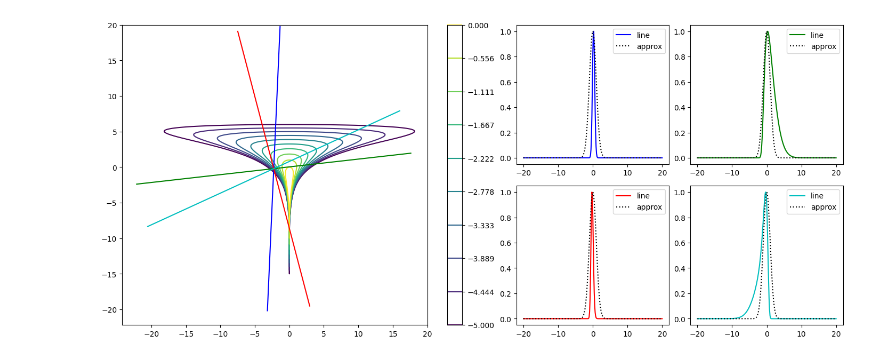
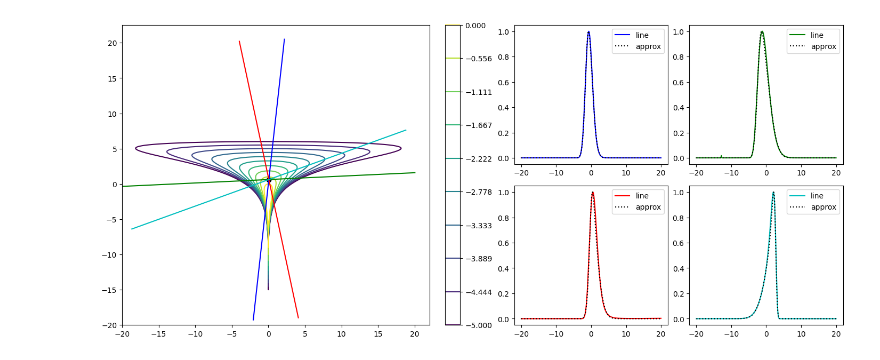
Before and after one commit to roualdes/mcmcexperiments, a Jupyter notebook: klhr/sinh_funnel.ipynb, the cells around one changed output. Saved outputs shown, nothing was run; the diff lists cells and outputs as text; code cells hidden in the pictures.

Commit message:
update sinh_funnel for Jake

```diff
--- a/klhr/sinh_funnel.ipynb
+++ b/klhr/sinh_funnel.ipynb
@@ -56,4 +49,0 @@ r = rotation_matrix(30)
-# %%
-klhr = SINHKLHR(bs_model, theta = pt)
-_, eta = klhr.fit(rho)
-SinhArcsinh = SinhArcsinhDistribution(m = 0, s = 1, d = 1, e = 0)
@@ -60,3 +57,6 @@ SinhArcsinh = SinhArcsinhDistribution(m = 0, s = 1, d = 1, e = 0)
+# %%
+sinhklhr = SINHKLHR(bs_model, theta = pt)
+klhr = KLHR(bs_model, theta = pt)
 # %%
 fig = plt.figure(layout = "constrained", figsize = (14, 6))
 gs = GridSpec(2, 4, figure = fig)
@@ -71,31 +71,34 @@ fig.colorbar(pos, ax = ax1)
 ax1.scatter(pt[0], pt[1], color = "black")
 for idx in range(4):
     line = np.array([to_line(rho, xn, pt) for xn in x])
     fx = np.array([np.exp(bs_model.log_density(ln)) for ln in line])
     fx /= np.max(fx)
+    eta = klhr.fit(rho)
+    eta = klhr._unpack(eta)
+    SinhArcsinh = SinhArcsinhDistribution(*eta)
     qx = SinhArcsinh.pdf(x)
     qx /= np.max(qx)
     ax1.plot(line[:, 0], line[:, 1], color = cols[idx])
     rho = r @ rho
 
     if idx == 0:
         ax2.plot(x, fx, color = cols[0], label = "line")
         ax2.plot(x, qx, color = "black", linestyle = "dotted", label = "approx")
         ax2.legend()
 
     if idx == 1:
         ax3.plot(x, fx, color = cols[1], label = "line")
         ax3.plot(x, qx, color = "black", linestyle = "dotted", label = "approx")
         ax3.legend()
 
     if idx == 2:
         ax4.plot(x, fx, color = cols[2], label = "line")
         ax4.plot(x, qx, color = "black", linestyle = "dotted", label = "approx")
         ax4.legend()
 
     if idx == 3:
         ax5.plot(x, fx, color = cols[3], label = "line")
         ax5.plot(x, qx, color = "black", linestyle = "dotted", label = "approx")
         ax5.legend()
 # %% [output]
-[figure, old version]
+[figure, new version]
```
Also changed, not shown: parts of 4 cells of this notebook.
